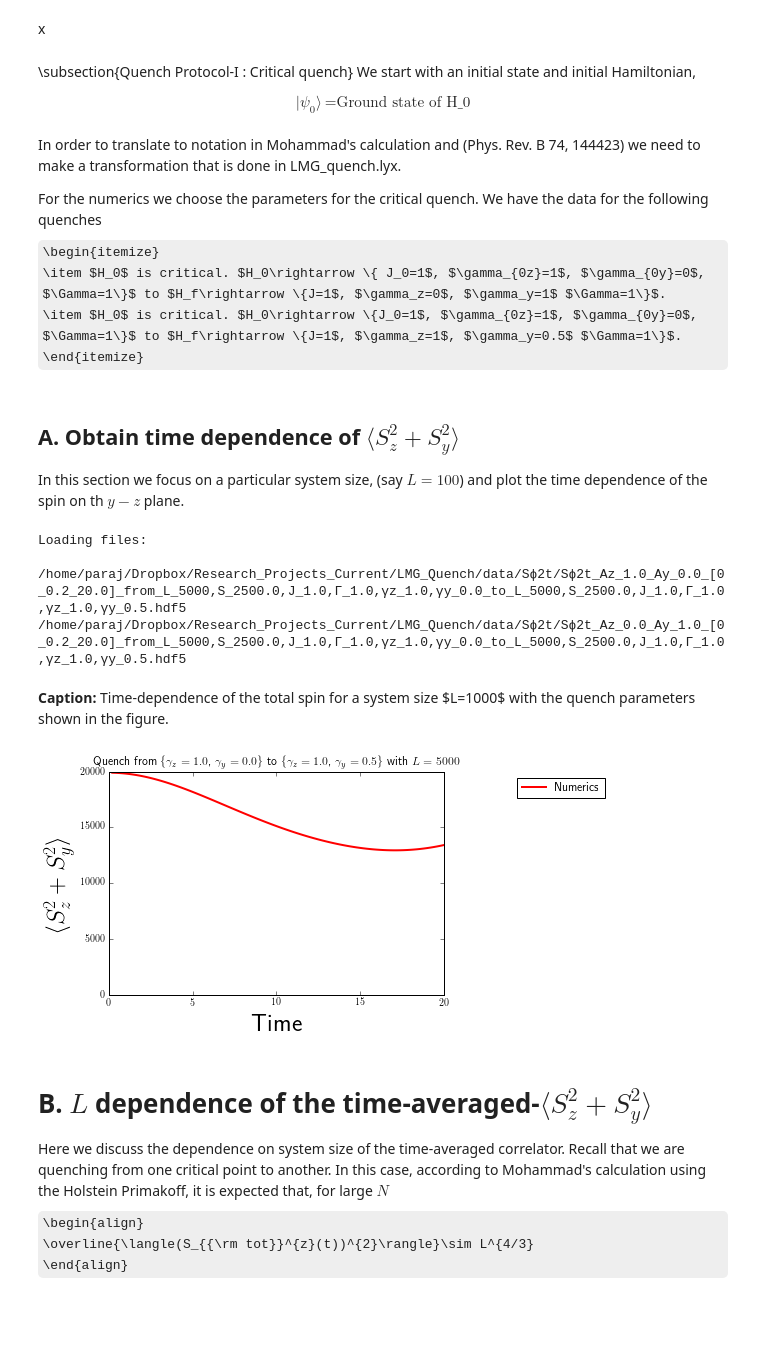
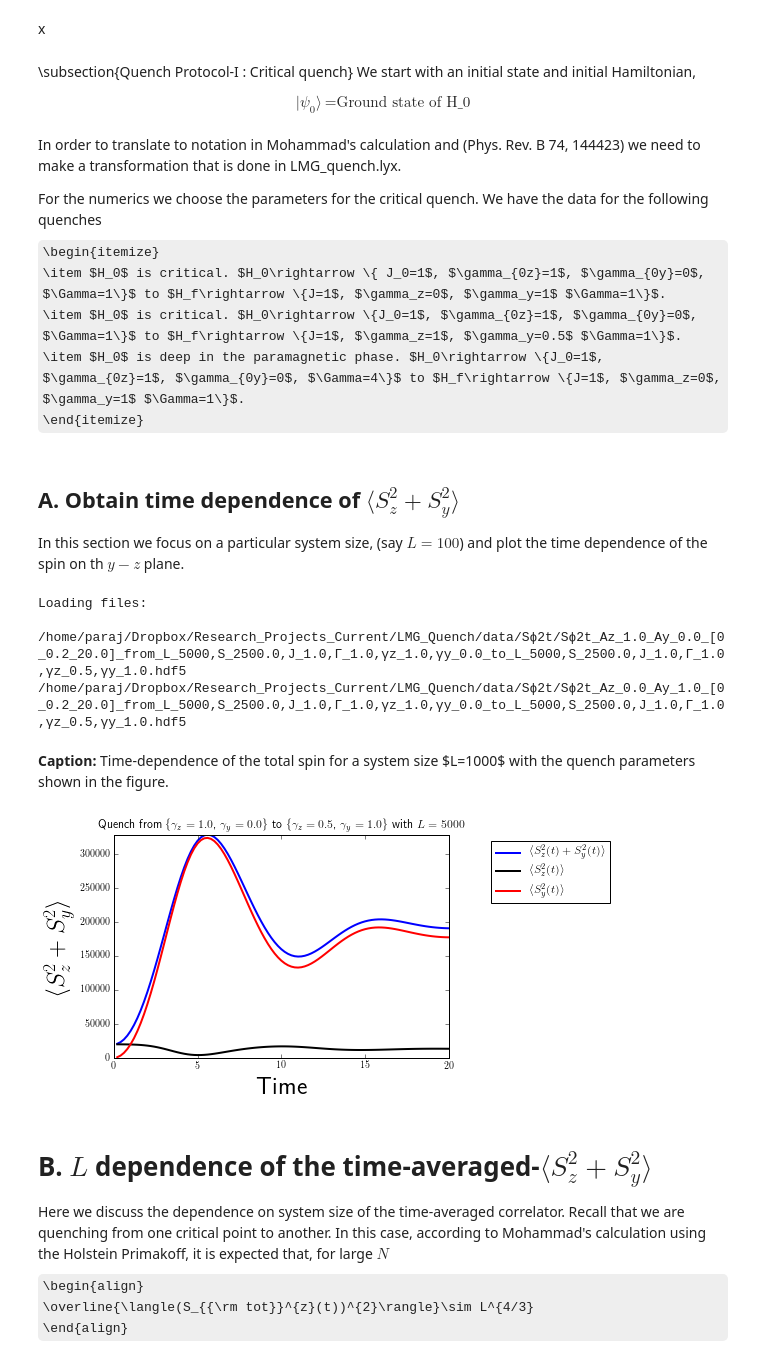
Before and after one commit to paraj003/LMG_quench, a Jupyter notebook: LMG_sim.ipynb, the cells around one changed output. Cells and saved outputs as stored; diff of their text form; code cells hidden in the pictures; some formulas as TeX source; blank space fills up the shorter version.

```diff
--- a/LMG_sim.ipynb
+++ b/LMG_sim.ipynb
@@ -183,6 +247,7 @@ For the numerics we choose the parameters for the critical quench. We have the d
 \begin{itemize}
 \item $H_0$ is critical. $H_0\rightarrow \{ J_0=1$, $\gamma_{0z}=1$, $\gamma_{0y}=0$, $\Gamma=1\}$ to $H_f\rightarrow \{J=1$, $\gamma_z=0$, $\gamma_y=1$ $\Gamma=1\}$.
 \item $H_0$ is critical. $H_0\rightarrow \{J_0=1$, $\gamma_{0z}=1$, $\gamma_{0y}=0$, $\Gamma=1\}$ to $H_f\rightarrow \{J=1$, $\gamma_z=1$, $\gamma_y=0.5$ $\Gamma=1\}$.
+\item $H_0$ is deep in the paramagnetic phase. $H_0\rightarrow \{J_0=1$, $\gamma_{0z}=1$, $\gamma_{0y}=0$, $\Gamma=4\}$ to $H_f\rightarrow \{J=1$, $\gamma_z=0$, $\gamma_y=1$ $\Gamma=1\}$.
 \end{itemize}
 # %% [markdown]
 ## A. Obtain time dependence of $\langle S_z^2+S_y^2\rangle $
@@ -191,7 +256,7 @@ In this section we focus on a particular system size, (say $L=100$) and plot the
 # %%
 L=5000 #Set system size.
 paramvals0=LMG.Ham_params(N=L,S=L/2,J=1.,γz=1.,γy=0.,Γ=1.)
-paramvalsf=LMG.Ham_params(N=L,S=L/2,J=1.,γz=1.,γy=0.5,Γ=1.)
+paramvalsf=LMG.Ham_params(N=L,S=L/2,J=1.,γz=0.5,γy=1,Γ=1.)
 dt=0.2 #time step
 Tf=20 # final time step
 Nsteps=int(Tf/dt)
@@ -216,25 +281,27 @@ else:
         InitState=f["InitState"][...]
 # %% [output]
 Loading files:
- /home/paraj/Dropbox/Research_Projects_Current/LMG_Quench/data/Sϕ2t/Sϕ2t_Az_1.0_Ay_0.0_[0_0.2_20.0]_from_L_5000,S_2500.0,J_1.0,Γ_1.0,γz_1.0,γy_0.0_to_L_5000,S_2500.0,J_1.0,Γ_1.0,γz_1.0,γy_0.5.hdf5
-/home/paraj/Dropbox/Research_Projects_Current/LMG_Quench/data/Sϕ2t/Sϕ2t_Az_0.0_Ay_1.0_[0_0.2_20.0]_from_L_5000,S_2500.0,J_1.0,Γ_1.0,γz_1.0,γy_0.0_to_L_5000,S_2500.0,J_1.0,Γ_1.0,γz_1.0,γy_0.5.hdf5
+ /home/paraj/Dropbox/Research_Projects_Current/LMG_Quench/data/Sϕ2t/Sϕ2t_Az_1.0_Ay_0.0_[0_0.2_20.0]_from_L_5000,S_2500.0,J_1.0,Γ_1.0,γz_1.0,γy_0.0_to_L_5000,S_2500.0,J_1.0,Γ_1.0,γz_0.5,γy_1.0.hdf5
+/home/paraj/Dropbox/Research_Projects_Current/LMG_Quench/data/Sϕ2t/Sϕ2t_Az_0.0_Ay_1.0_[0_0.2_20.0]_from_L_5000,S_2500.0,J_1.0,Γ_1.0,γz_1.0,γy_0.0_to_L_5000,S_2500.0,J_1.0,Γ_1.0,γz_0.5,γy_1.0.hdf5
 # %%
 Syz2=Sz2arr+Sy2arr
 # %%
 #plotting
-plt.plot(tarr,Syz2,'-',color='red',linewidth=2,label='Numerics')
+plt.plot(tarr,Syz2,'-',color='blue',linewidth=2,label='$\\langle S_z^2(t)+ S_y^2(t)\\rangle$')
+plt.plot(tarr,Sz2arr,'-',color='black',linewidth=2,label='$\\langle S_z^2(t)\\rangle$')
+plt.plot(tarr,Sy2arr,'-',color='red',linewidth=2,label='$\\langle S_y^2(t)\\rangle$')
 #plt.plot(np.linspace(0,Tf,1000),Szt,color='blue',label='Holstein-Primakoff',linewidth=1.5)
 #plt.axhline(Sz2inf,linestyle='dashed',color= 'black',label='$t=\\infty$ avg',linewidth=2)
 plt.xlabel("Time",fontsize=25)
 plt.ylabel("$\\langle S_z^2+S_y^2\\rangle$",fontsize=25)
 plt.xlim(0,20)
 plt.ylim(0,np.max(Syz2)+100)
 plt.legend(numpoints=1,bbox_to_anchor=(1.5,1))
 plt.title('Quench from \\{$\\gamma_z= %.1f $, $\\gamma_{y}= %.1f $\\} to \\{$\\gamma_z= %.1f $, $\\gamma_{y}= %.1f $\\} with $L=%d$'%(paramvals0.γz,paramvals0.γy, paramvalsf.γz,paramvalsf.γy,L))
 figcaption("Time-dependence of the total spin for a system size $L=1000$ with the quench parameters shown in the figure. ")
 # %% [output]
 Caption: Time-dependence of the total spin for a system size $L=1000$ with the quench parameters shown in the figure.
-[figure, old version]
+[figure, new version]
 # %% [markdown]
 # B. $L$ dependence of the time-averaged-$\langle S_z^2+S_y^2\rangle$
 Here we discuss the dependence on system size of the time-averaged correlator. Recall that we are quenching from one critical point to another. In this case, according to Mohammad's calculation using the Holstein Primakoff, it is expected that, for large $N$
```
Also changed, not shown: parts of 12 cells of this notebook.
